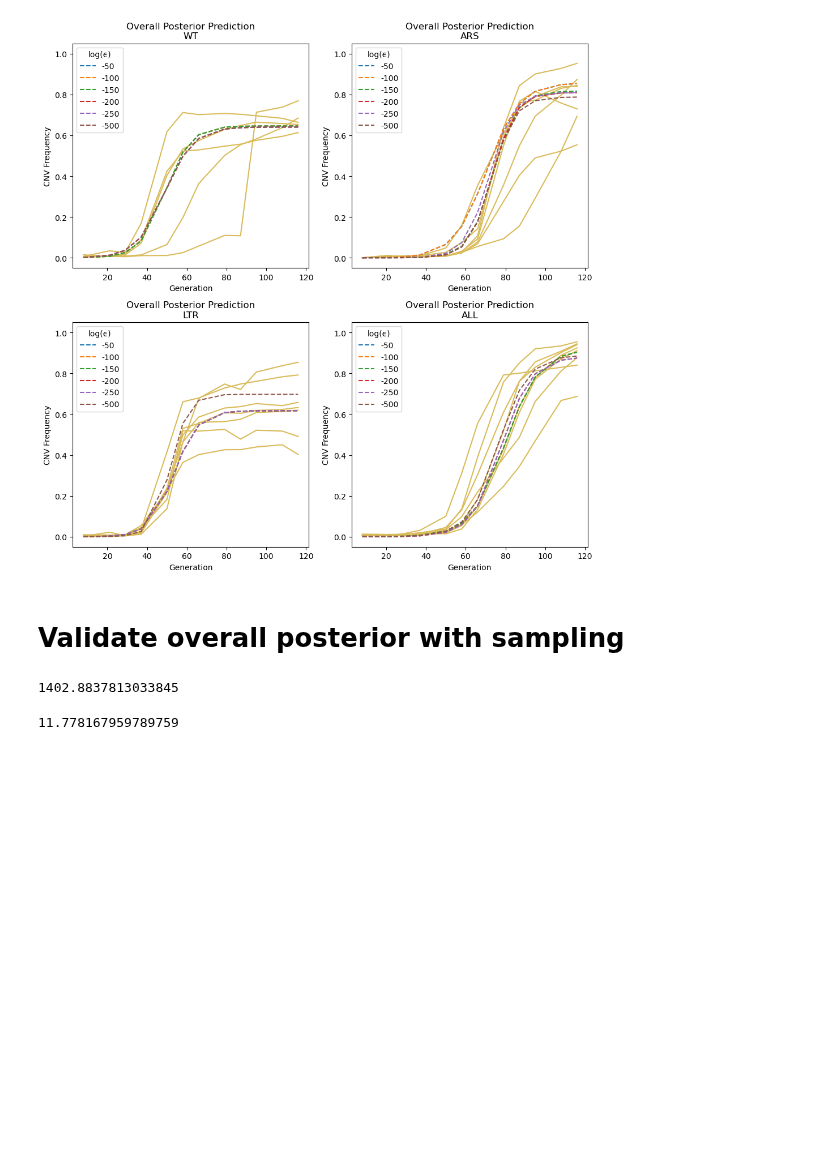
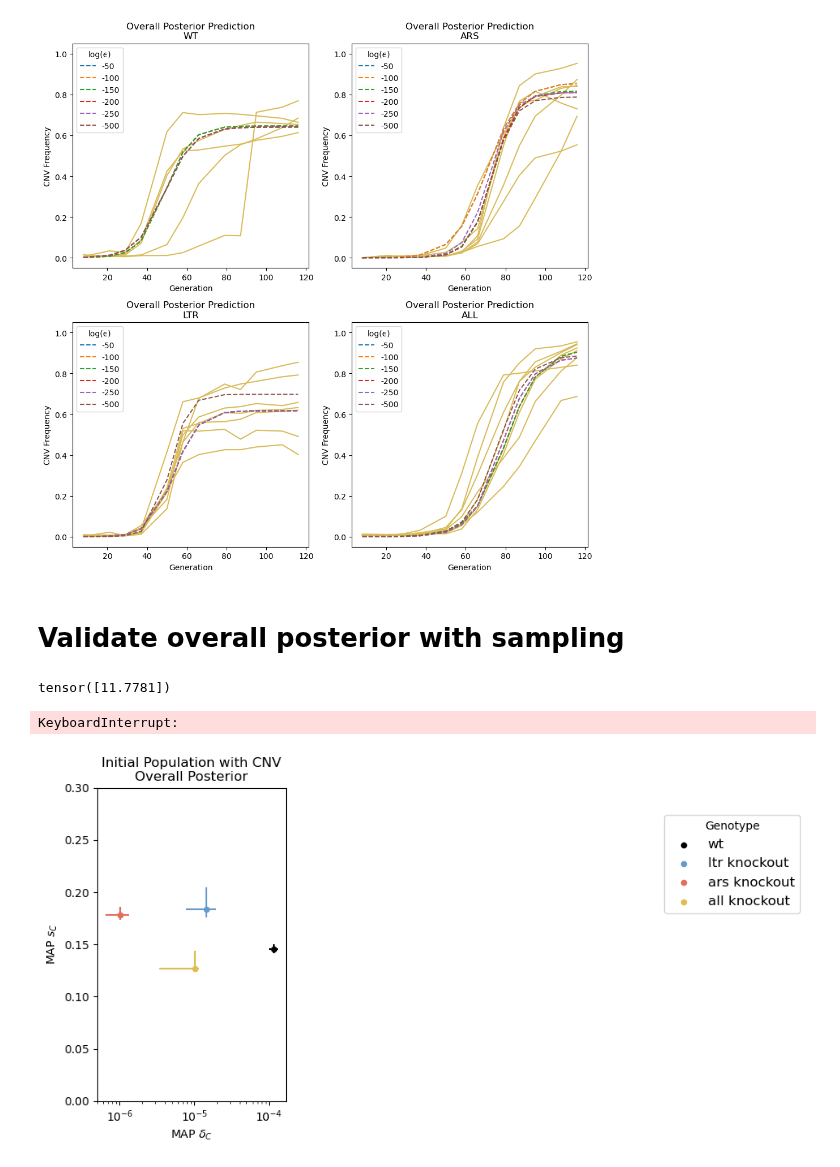
Before and after one commit to yoavram-lab/chuong_et_al, a Jupyter notebook: Overall Posterior.ipynb, the cells around one changed output. Cells and saved outputs as stored; diff of their text form; code cells hidden in the pictures; blank space fills up the shorter version.

Commit message:
added rejection sampling, validations, and MAP figure

```diff
--- a/Overall Posterior.ipynb
+++ b/Overall Posterior.ipynb
@@ -290,15 +290,13 @@ Name: 433457, dtype: object
 # %%
 # Get normalizing constant of posterior
 lines = ['wt','ltr','ars','all']
-log_Cs = {}
+log_Cs = pd.DataFrame(index = lines, columns = ['log_C'])
 for line in lines:
     prod_df = pd.read_csv(f'overall_posteriors/{line}_overall_posterior.csv', index_col=0)
     log_C = -1*logsumexp(prod_df['adj_sum_logs'])
-    log_Cs[line] = log_C
+    log_Cs.loc[line,'log_C'] = log_C
 
-log_Cs['all']
+log_Cs.to_csv('posteriors/log_Cs.csv')
-# %% [output]
-1402.8837813033845
 # %%
 # Prior and amortized posterior
 prior_min = np.log10(np.array([1e-2,1e-7,1e-8]))
@@ -307,6 +305,8 @@ prior = utils.BoxUniform(low=torch.tensor(prior_min),
                          high=torch.tensor(prior_max))
 
 posterior = pickle.load(open(f'posteriors/posterior_chuong.pkl', 'rb'))
+
+log_Cs = pd.read_csv('posteriors/log_Cs.csv', index_col=0)
 
 # Sampling from density function
 def overall_posterior_log_prob(prior, posterior, log_Cs,line, theta, ϵ):
@@ -317,14 +317,20 @@ def overall_posterior_log_prob(prior, posterior, log_Cs,line, theta, ϵ):
     potential_fn.set_x(x.iloc[0,:])
     posterior_mcmc = MCMCPosterior(potential_fn, proposal = prior)
 
-    log_probs = [max(ϵ,float(posterior_mcmc.set_default_x(x.iloc[i,:]).potential(theta))) for i in range(len(x))]
+    ϵ = torch.tensor(ϵ)
+    if len(theta.size()) > 1:
+        t = theta.size()[0]
+        ϵ = torch.tensor([ϵ for i in range(t)])
+
+    log_probs = [torch.max(ϵ,posterior_mcmc.set_default_x(x.iloc[i,:]).potential(theta)) for i in range(len(x))]
     lens = np.array([float(prior.base_dist.high[i])-float(prior.base_dist.low[i]) for i in range(3)]) # Prior dimensions
     A = np.prod(lens) # Prior volume
-    return np.array(log_probs).sum() + log_Cs[line] + np.log((1/A)**(1-r))
+    log_C = float(log_Cs.loc[line,:])
+    return sum(log_probs) + log_C + np.log((1/A)**(1-r))
 
 theta = torch.tensor([-0.749,-5.99,-5.812],dtype=torch.float32)
 overall_posterior_log_prob(prior, posterior, log_Cs, 'ars', theta, -250)
 # %% [output]
-11.778167959789759
+tensor([11.7781])
 # %%
 # Sample with posterior using rejection sampling
@@ -340,0 +348,51 @@ sample_with_posterior(prior, overall_posterior_log_prob, 100000)
+# %%
+%%time
+n_samples = 50
+sample_dfs = []
+
+for line in ['wt','ltr','ars','all']:
+    df = pd.DataFrame(index = [i for i in range(n_samples)], columns = ['line','log_s', 'log_m', 'log_p'])
+    df.iloc[:,0] = [line for i in range(n_samples)]
+    df.iloc[:,1:] = sample_with_posterior(prior, overall_posterior_log_prob, line, n_samples)
+    print(df)
+    sample_dfs.append(df)
+
+sample_df = pd.concat(sample_dfs)
+# sample_df.to_csv('sample_df_.csv')
+# %% [output]
+KeyboardInterrupt:
+# %%
+from seaborn import scatterplot
+
+rep_colors = {'wt':"black", 'ltr':"#6699cc", 'ars': "#e26d5c", 'all':"#DEBD52"}
+
+# Plot formation rate δc and fitness effect Sc for given MAPs
+def plot_maps(ax, maps, sample_df, lines, title):
+    for c in lines:
+        knock = ' knockout' if c!='wt' else ''
+        all_d = maps.loc[c,:]
+        x, y = 10**all_d['log(m_cnv)'].astype('float64'), 10**all_d['log(s_cnv)'].astype('float64')
+        ax.scatter(x, y, color=rep_colors[c], s = 20, label = f'{c}{knock}')
+        ax.set_xlabel('MAP $δ_C$')
+        ax.set_ylabel('MAP $s_C$')
+        ax.set_title(title)
+        # ax.set_yscale('log')
+        ax.set_xscale('log')
+        ax.legend(loc=(3,0.6), fontsize = 12, title = 'Genotype')
+
+        # Add HDIs
+        ydf, xdf = sample_df[sample_df['line']==c].loc[:,'log_s'], sample_df[sample_df['line']==c].loc[:,'log_m']
+        xerr = np.array([x-10**xdf.min(), 10**xdf.max()-x]).reshape(2,1)
+        yerr = np.array([y-10**ydf.min(), 10**ydf.max()-y]).reshape(2,1)
+        ax.errorbar(x, y, xerr=xerr, yerr=yerr, markersize=8,color=rep_colors[c], linestyle='--')
+
+fig, ax = plt.subplots(figsize=(3,5))
+ax.set_ylim(0,0.3)
+
+# Only Chuong
+chuong_lines = ['wt', 'ltr', 'ars', 'all']
+maps = pd.read_csv('maps/overall_maps_chuong.csv',index_col=0)
+sample_df = pd.read_csv('sample_df.csv',index_col=0)
+plot_maps(ax, maps, sample_df, chuong_lines, 'Initial Population with CNV\nOverall Posterior')
+# %% [output]
+[figure, added]
```
Also changed, not shown: parts of 5 cells of this notebook.
